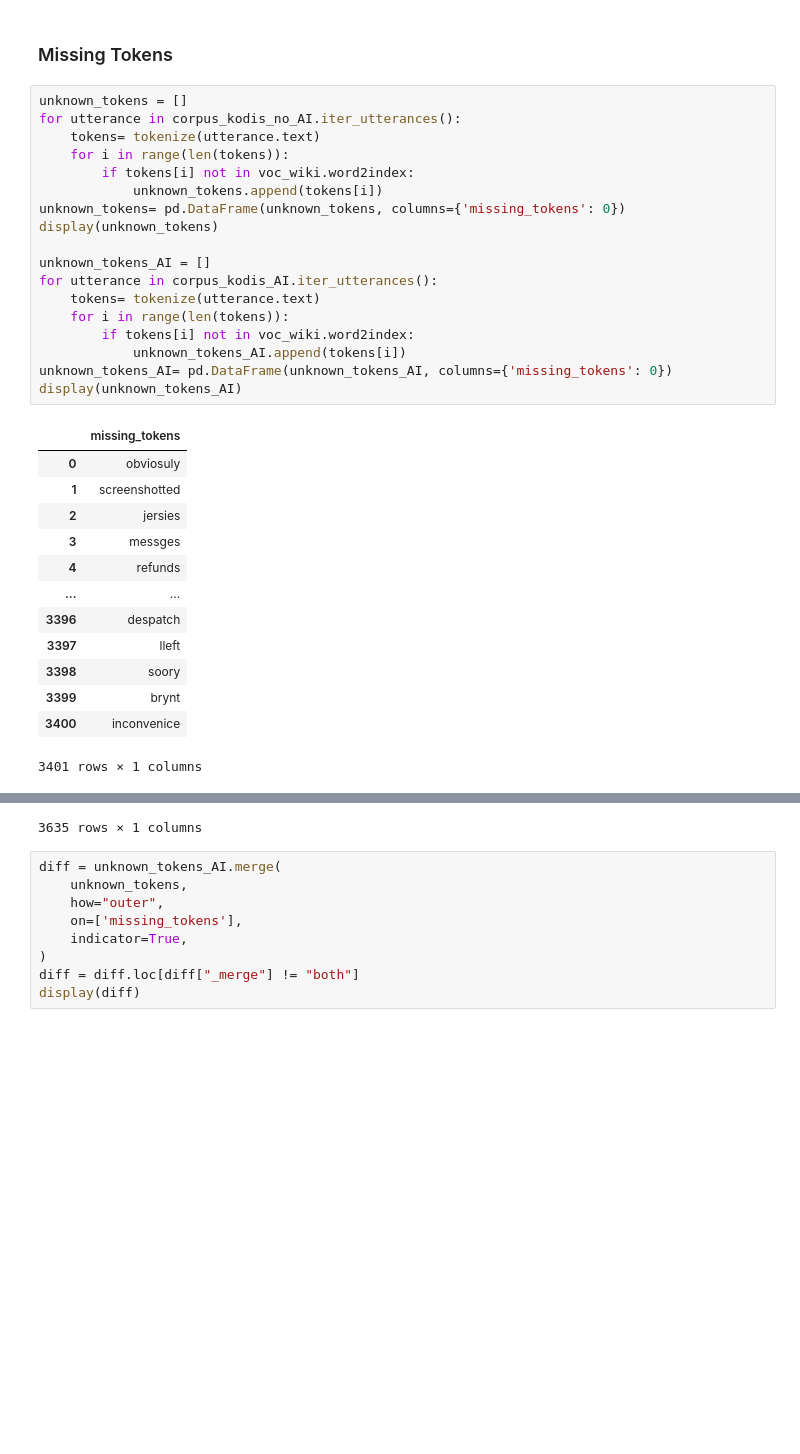
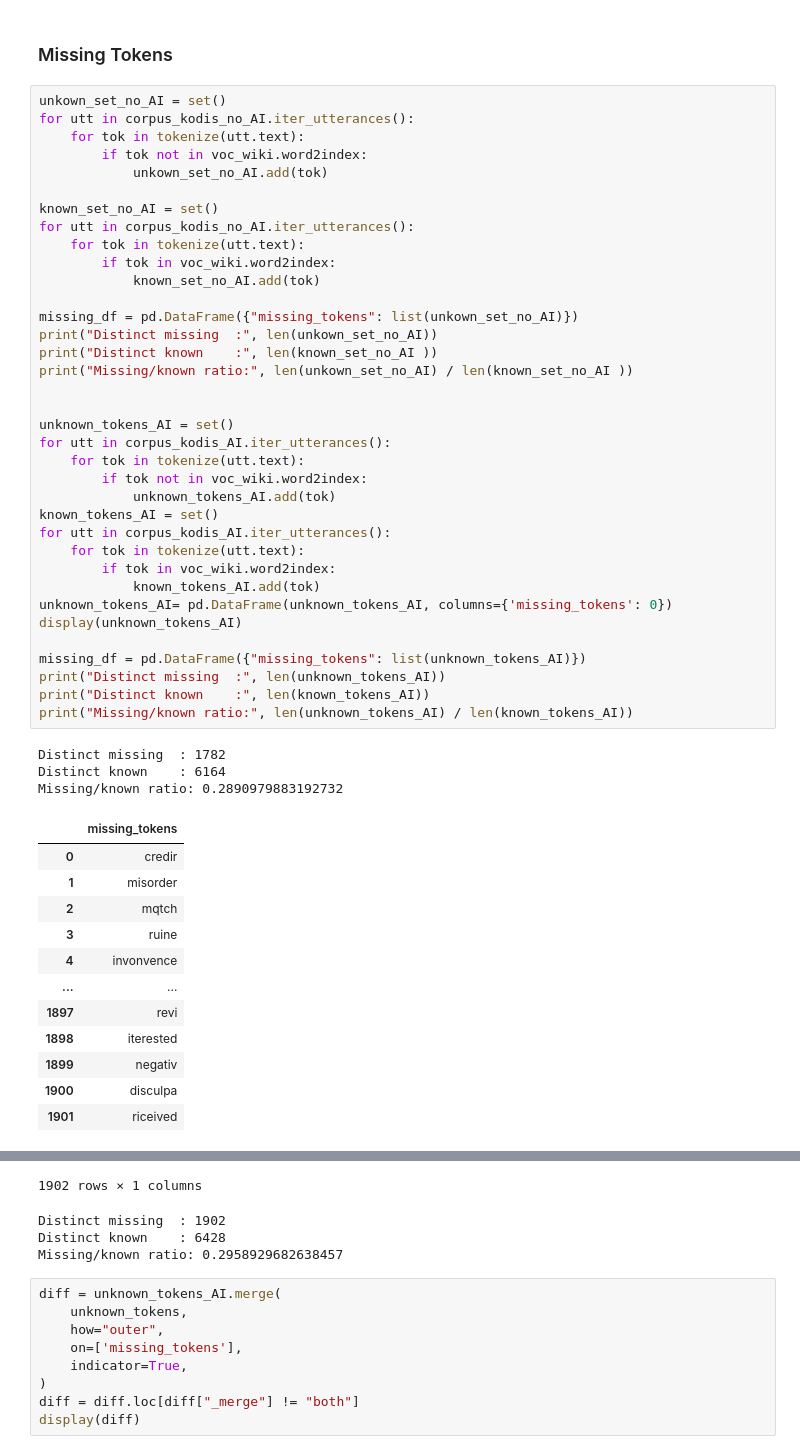
Before and after one commit to mishkin101/CRAFT_Disputes, a Jupyter notebook: src/notebooks/fine-tuning_testing.ipynb, the cells around one changed output, grey strips where cells are left out. Saved outputs shown, nothing was run; the diff lists cells and outputs as text; blank space fills up the shorter version.

```diff
--- a/src/notebooks/fine-tuning_testing.ipynb
+++ b/src/notebooks/fine-tuning_testing.ipynb
@@ -429,34 +438,54 @@ Unique conversation_id’s in your utterance DF: 2169
 # %% [markdown]
 ### Missing Tokens
 # %%
-unknown_tokens = []
-for utterance in corpus_kodis_no_AI.iter_utterances():
-    tokens= tokenize(utterance.text)
-    for i in range(len(tokens)):
-        if tokens[i] not in voc_wiki.word2index:
-            unknown_tokens.append(tokens[i])
-unknown_tokens= pd.DataFrame(unknown_tokens, columns={'missing_tokens': 0})
-display(unknown_tokens)
+unkown_set_no_AI = set()
+for utt in corpus_kodis_no_AI.iter_utterances():
+    for tok in tokenize(utt.text):
+        if tok not in voc_wiki.word2index:
+            unkown_set_no_AI.add(tok)
 
-unknown_tokens_AI = []
-for utterance in corpus_kodis_AI.iter_utterances():
-    tokens= tokenize(utterance.text)
-    for i in range(len(tokens)):
-        if tokens[i] not in voc_wiki.word2index:
-            unknown_tokens_AI.append(tokens[i])
+known_set_no_AI = set()
+for utt in corpus_kodis_no_AI.iter_utterances():
+    for tok in tokenize(utt.text):
+        if tok in voc_wiki.word2index:
+            known_set_no_AI.add(tok)
+
+missing_df = pd.DataFrame({"missing_tokens": list(unkown_set_no_AI)})
+print("Distinct missing  :", len(unkown_set_no_AI))
+print("Distinct known    :", len(known_set_no_AI ))
+print("Missing/known ratio:", len(unkown_set_no_AI) / len(known_set_no_AI ))
+
+
+unknown_tokens_AI = set()
+for utt in corpus_kodis_AI.iter_utterances():
+    for tok in tokenize(utt.text):
+        if tok not in voc_wiki.word2index:
+            unknown_tokens_AI.add(tok)
+known_tokens_AI = set()
+for utt in corpus_kodis_AI.iter_utterances():
+    for tok in tokenize(utt.text):
+        if tok in voc_wiki.word2index:
+            known_tokens_AI.add(tok)
 unknown_tokens_AI= pd.DataFrame(unknown_tokens_AI, columns={'missing_tokens': 0})
 display(unknown_tokens_AI)
+
+missing_df = pd.DataFrame({"missing_tokens": list(unknown_tokens_AI)})
+print("Distinct missing  :", len(unknown_tokens_AI))
+print("Distinct known    :", len(known_tokens_AI))
+print("Missing/known ratio:", len(unknown_tokens_AI) / len(known_tokens_AI))
 # %% [output]
+Distinct missing  : 1782
+Distinct known    : 6164
+Missing/known ratio: 0.2890979883192732
 |  | missing_tokens |
-| 0 | obviosuly |
-| 1 | screenshotted |
-| 2 | jersies |
-| 3 | messges |
-| 4 | refunds |
+| 0 | credir |
+| 1 | misorder |
+| 2 | mqtch |
+| 3 | ruine |
+| 4 | invonvence |
 | ... | ... |
-| 3396 | despatch |
-| 3397 | lleft |
-| 3398 | soory |
-| 3399 | brynt |
-| 3400 | inconvenice |
+| 1897 | revi |
+| 1898 | iterested |
+| 1899 | negativ |
+| 1900 | disculpa |
+| 1901 | riceived |
-3401 rows × 1 columns
@@ -475,4 +492,7 @@ display(unknown_tokens_AI)
-3635 rows × 1 columns
+1902 rows × 1 columns
+Distinct missing  : 1902
+Distinct known    : 6428
+Missing/known ratio: 0.2958929682638457
 # %%
 diff = unknown_tokens_AI.merge(
     unknown_tokens,
```
Also changed, not shown: parts of 12 cells of this notebook, 11 other files.
